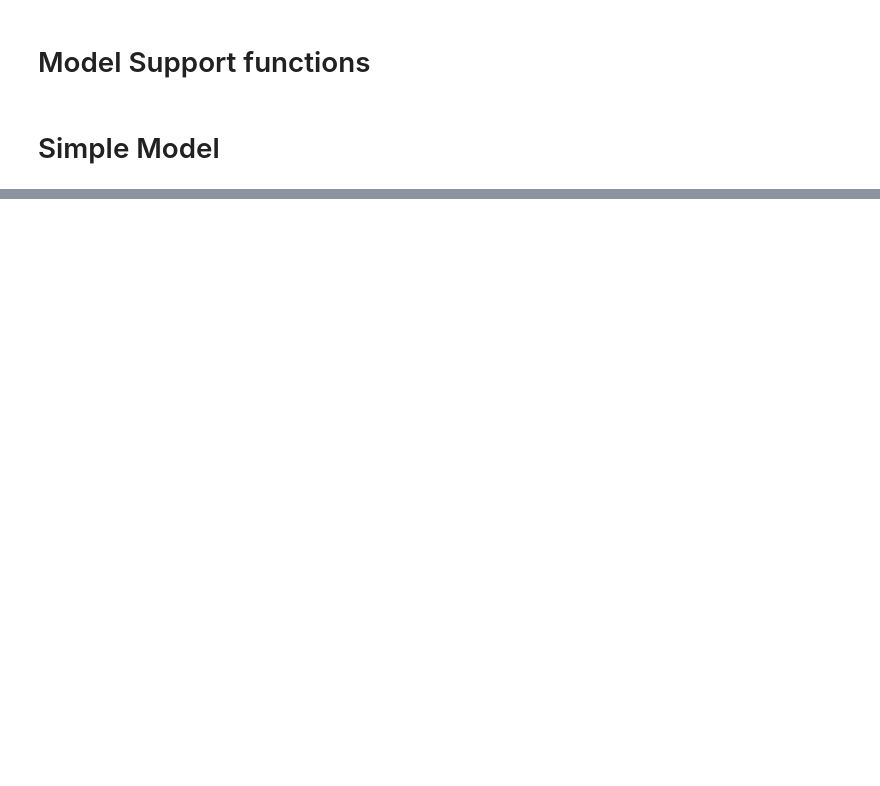
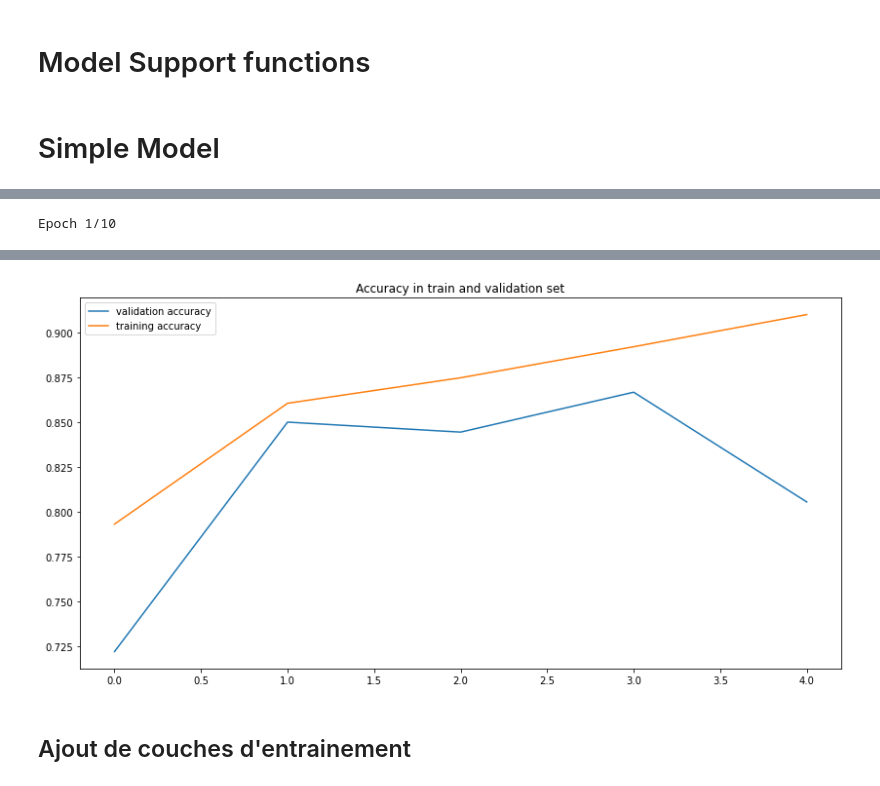
Before and after one commit to RaphaelBouvet/ML_5, a Jupyter notebook: notebook/Skin Cancer.ipynb, the cells around one changed output, grey strips where cells are left out. Saved outputs shown, nothing was run; the diff lists cells and outputs as text; code cells hidden in the pictures; blank space fills up the shorter version.

```diff
--- a/notebook/Skin Cancer.ipynb
+++ b/notebook/Skin Cancer.ipynb
@@ -235,0 +325,4 @@ KeyboardInterrupt:
+# %%
+x_train_vgg = np.repeat(x_train,repeats=3,axis=3)
+x_test_vgg = np.repeat(x_test,repeats=3,axis=3)
+x_val_vgg = np.repeat(x_val,repeats=3,axis=3)
@@ -235,0 +335,2 @@ KeyboardInterrupt:
+# %%
+vgg_no_top = VGG16(include_top = False,classes=2,input_shape=(128,128,3))
@@ -235,0 +380,10 @@ KeyboardInterrupt:
+# %%
+x = vgg_no_top.output
+flatten_x = Flatten()(x) # add a flatten layer
+d_1 = Dense(64,activation='relu')(flatten_x)
+predictions = Dense(2, activation='softmax')(d_1)
+
+
+# Définir le nouveau modèle
+vgg_2clf = Model(inputs=vgg_no_top.input, outputs=predictions)
+NAME = f'VGG_2clf_{time.time()}'
@@ -235,0 +435,9 @@ KeyboardInterrupt:
+# %%
+hist,vgg_2clf = compile_fit_evaluate_model(NAME,vgg_2clf,
+                                           X=x_train_vgg,
+                                           y=y_train,
+                                           validation_data=(x_val_vgg,y_val),
+                                           evaluation_data=(x_test_vgg,y_test),
+                                           batch_size=25,
+                                           epochs=10)
+# %% [output]
@@ -235,0 +452 @@ KeyboardInterrupt:
+Epoch 1/10
@@ -235,0 +493,3 @@ KeyboardInterrupt:
+[figure, added]
+# %% [markdown]
+## Ajout de couches d'entrainement
```
Also changed, not shown: parts of 80 cells of this notebook.
